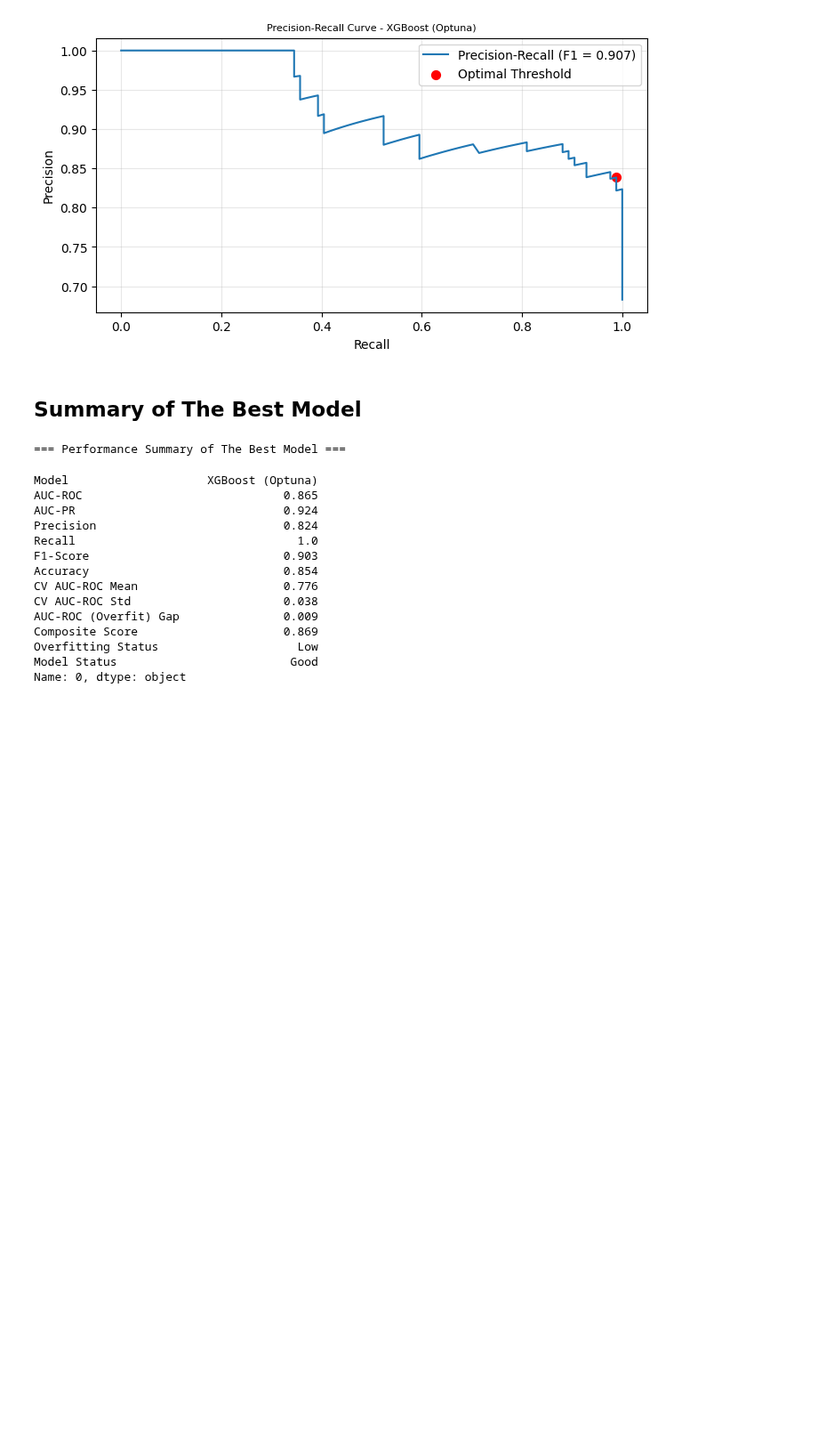
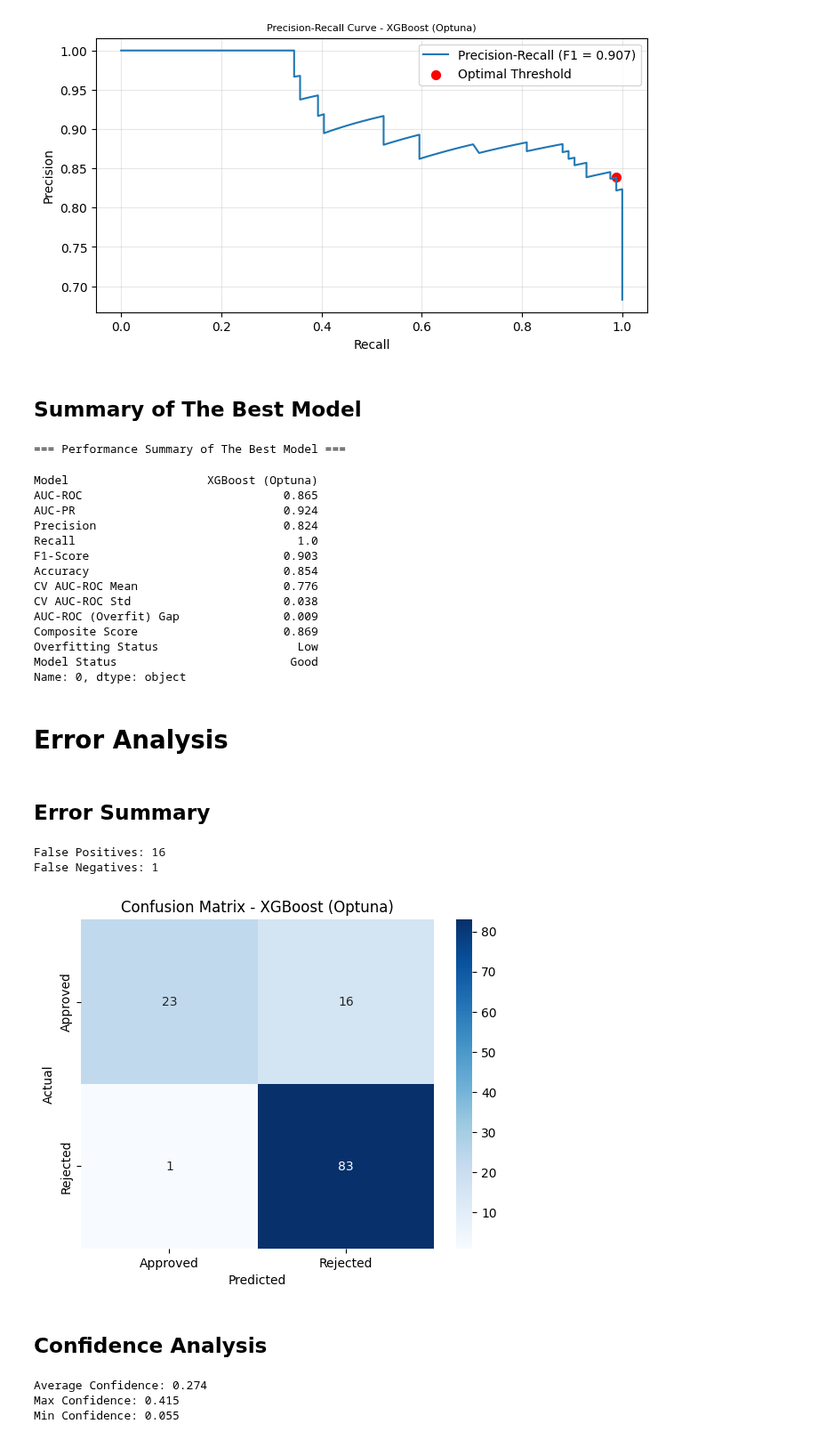
Before and after one commit to tshihab07/Intelligent-Loan-Approval-Prediction-System, a Jupyter notebook: notebookes/model_SelectionAndAnalysis.ipynb, the cells around one changed output. Shown at 89% size. Drawn from its saved outputs; the diff is of its cells as text; code cells hidden in the pictures; blank space fills up the shorter version.

Commit message:
feat: add error analysis for the best model

```diff
--- a/notebookes/model_SelectionAndAnalysis.ipynb
+++ b/notebookes/model_SelectionAndAnalysis.ipynb
@@ -442,3 +442,49 @@ Composite Score                     0.869
 Overfitting Status                    Low
 Model Status                         Good
 Name: 0, dtype: object
+# %% [markdown]
+# Error Analysis
+# %% [markdown]
+## Error Summary
+# %%
+y_pred = (test_proba >= optimal_threshold).astype(int)
+
+# performance details
+error_analysis = pd.DataFrame({
+    'Actual': y_test.values,
+    'Predicted': y_pred,
+    'Probabilities': test_proba,
+    'Correct': y_test.values == y_pred
+})
+
+# misclassified instances
+false_positives = error_analysis[(error_analysis['Actual'] == 0) & (error_analysis['Predicted'] == 1)]      # type - I error
+false_negatives = error_analysis[(error_analysis['Actual'] == 1) & (error_analysis['Predicted'] == 0)]      # type - II error
+
+# display errors
+print(f"False Positives: {len(false_positives)}")
+print(f"False Negatives: {len(false_negatives)}")
+# %% [output]
+False Positives: 16
+False Negatives: 1
+# %%
+""" Confusion Matrix for """
+cm = confusion_matrix(y_test, y_pred)
+sns.heatmap(cm, annot=True, fmt='d', cmap='Blues', xticklabels=['Approved', 'Rejected'], yticklabels=['Approved', 'Rejected'])
+plt.title(f'Confusion Matrix - {best_model}')
+plt.xlabel('Predicted')
+plt.ylabel('Actual')
+plt.show()
+# %% [output]
+[figure, added]
+# %% [markdown]
+## Confidence Analysis
+# %%
+# confidence summary
+print(f"Average Confidence: {np.mean(np.abs(test_proba - 0.5)):.3f}")
+print(f"Max Confidence: {np.max(np.abs(test_proba - 0.5)):.3f}")
+print(f"Min Confidence: {np.min(np.abs(test_proba - 0.5)):.3f}")
+# %% [output]
+Average Confidence: 0.274
+Max Confidence: 0.415
+Min Confidence: 0.055
```
Also changed, not shown: parts of 2 cells of this notebook.
